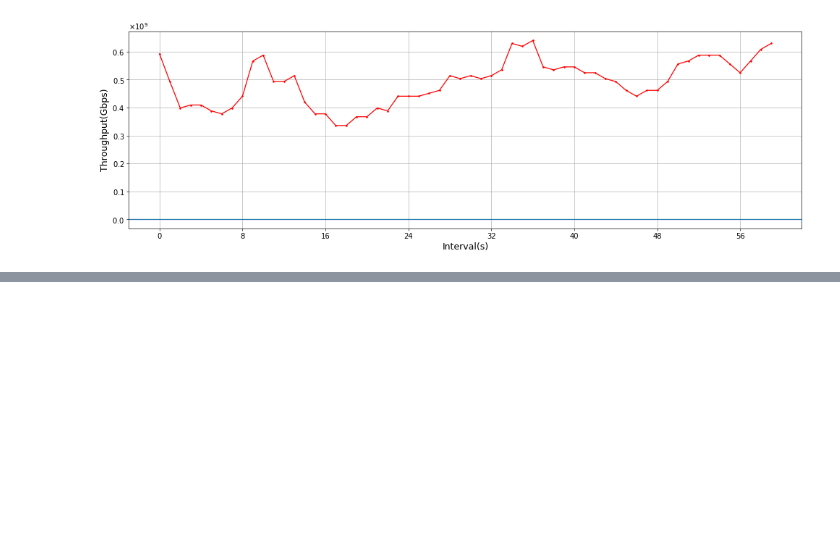
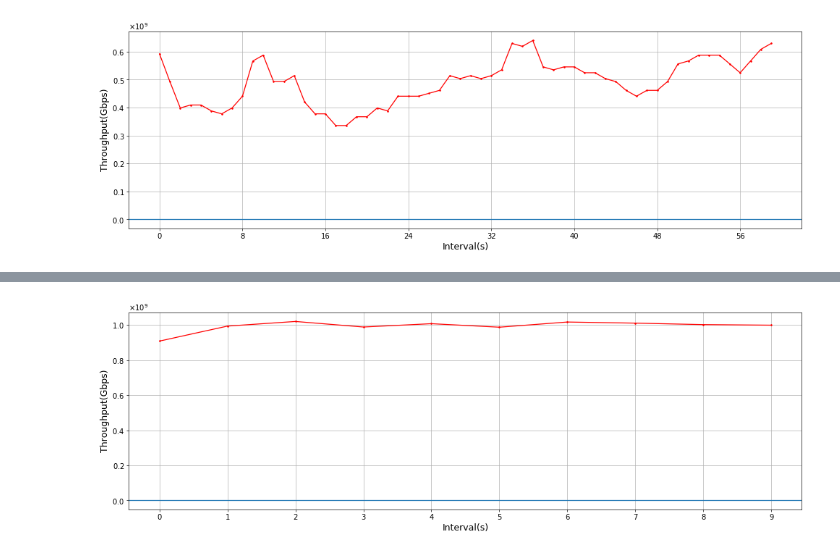
Before and after one commit to ynakaoku/advlabtools, a Jupyter notebook: tester/jupyter/DefaultTestPage.ipynb, the cells around one changed output, grey strips where cells are left out. Drawn from its saved outputs; the diff is of its cells as text; code cells hidden in the pictures; blank space fills up the shorter version.

Commit message:
add sample python code to default Jupyter Notebook

```diff
--- a/tester/jupyter/DefaultTestPage.ipynb
+++ b/tester/jupyter/DefaultTestPage.ipynb
@@ -55,0 +48,84 @@ Finished.
+# %%
+#! /usr/bin/env python
+# -*- coding: utf-8 -*-
+
+import numpy as np
+import matplotlib.pyplot as plt
+import matplotlib.ticker as ticker
+import os
+import subprocess
+import json
+import glob
+
+class FixedOrderFormatter(ticker.ScalarFormatter):
+    def __init__(self, order_of_mag=0, useOffset=True, useMathText=True):
+        self._order_of_mag = order_of_mag
+        ticker.ScalarFormatter.__init__(self, useOffset=useOffset,
+                                 useMathText=useMathText)
+    def _set_orderOfMagnitude(self, range):
+        self.orderOfMagnitude = self._order_of_mag
+
+ConfigFile='DLS4-config'
+TestName='mytest01'
+Interval='1'
+Bandwidth='1G'
+Time='10'
+Udp=False
+
+def set_option():
+    options = " -C " + ConfigFile + " -N " + TestName + " -J -s "
+    if Interval:
+        options = options + " -i " + Interval
+    if Bandwidth:
+        options = options + " -b " + Bandwidth
+    if Time:
+        options = options + " -t " + Time
+    if Udp:
+        options = options + " -u "
+
+    return options
+
+def init_plt():
+    plt.figure(num=None, figsize=(20, 6), dpi=60, facecolor='w', edgecolor='k')
+    plt.rcParams["font.size"] = 15
+    plt.rcParams["xtick.labelsize"] = 12
+    plt.rcParams["ytick.labelsize"] = 12
+    plt.rcParams["legend.fontsize"] = 12
+    plt.grid()
+    plt.axhline(y=0)
+    plt.xlabel("Interval(s)")
+    plt.ylabel(u"Throughput(Gbps)")
+    plt.gca().yaxis.set_major_formatter(FixedOrderFormatter(9, useOffset=False))
+    plt.gca().get_xaxis().set_major_locator(ticker.MaxNLocator(integer=True))
+
+def main():
+    cmd = "../scripts/run_iperf3_peer.bash "
+    cmd_options = set_option()
+
+    print 'Testing, wait {} seconds... '.format(Time),
+    dirname = str(subprocess.check_output( cmd+cmd_options, shell=True, universal_newlines=True )).replace('\n','')
+    print 'done'
+
+    json_files = glob.glob(dirname + "/*cl*.json")
+
+    for file in json_files:
+        print(file)
+        f = open(file, 'r')
+        perf_dict = json.load(f)
+
+        init_plt()
+
+        x = np.array(range(len(perf_dict["intervals"])))
+        y = np.array([])
+
+        for p in perf_dict["intervals"]:
+            y = np.append(y, p["sum"]["bits_per_second"])
+
+        plt.plot(x, y, "r",marker="o",markersize=2)
+
+        plt.show()
+
+# Start program
+if __name__ == "__main__":
+    main()
+# %% [output]
@@ -55,0 +134 @@ Finished.
+[figure, added]
```
Also changed, not shown: parts of 6 cells of this notebook, 3 other files.
